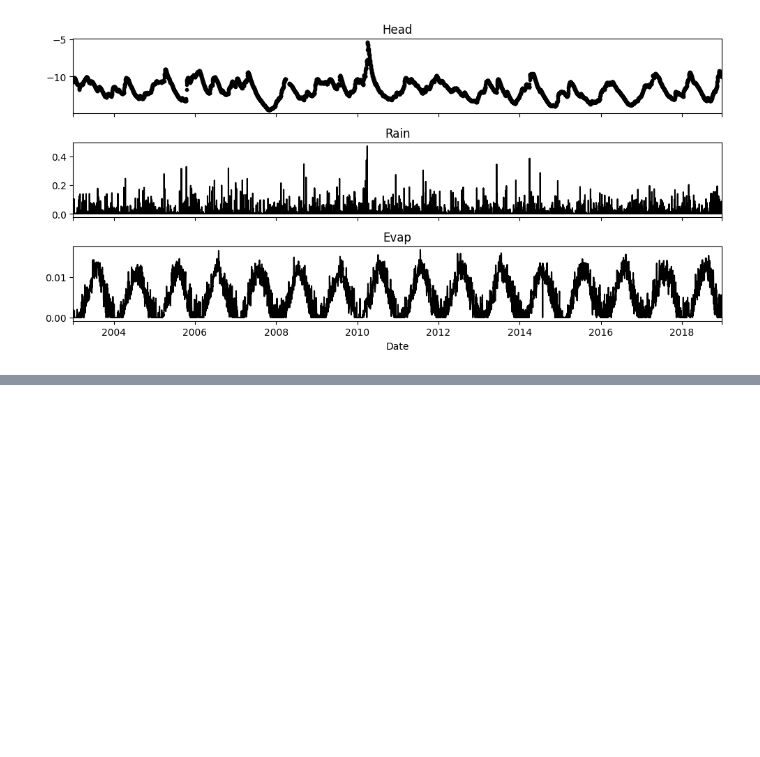
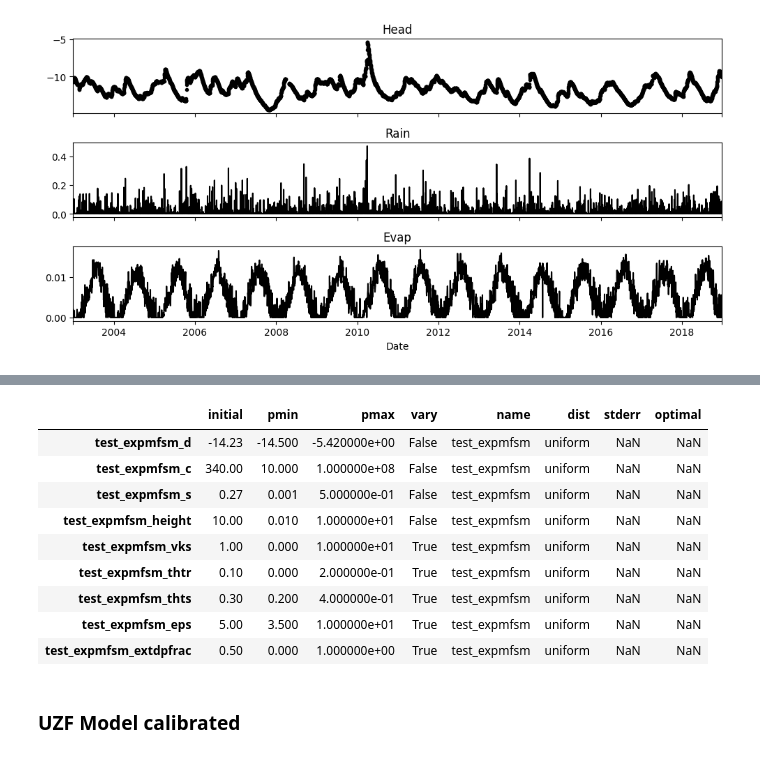
Before and after one commit to pastas/pastas-plugins, a Jupyter notebook: docs/examples/modflow_uzf.ipynb, the cells around one changed output, grey strips where cells are left out. Saved outputs shown, nothing was run; the diff lists cells and outputs as text; code cells hidden in the pictures; blank space fills up the shorter version.

```diff
--- a/docs/examples/modflow_uzf.ipynb
+++ b/docs/examples/modflow_uzf.ipynb
@@ -68,0 +112,15 @@ ModflowError: model run failed with parameters: (-14.23, 340.0, 0.27, 3.0, 1.0,
+# %%
+mlumf.parameters
+# %% [output]
+|  | initial | pmin | pmax | vary | name | dist | stderr | optimal |
+| test_expmfsm_d | -14.23 | -14.500 | -5.420000e+00 | False | test_expmfsm | uniform | NaN | NaN |
+| test_expmfsm_c | 340.00 | 10.000 | 1.000000e+08 | False | test_expmfsm | uniform | NaN | NaN |
+| test_expmfsm_s | 0.27 | 0.001 | 5.000000e-01 | False | test_expmfsm | uniform | NaN | NaN |
+| test_expmfsm_height | 10.00 | 0.010 | 1.000000e+01 | False | test_expmfsm | uniform | NaN | NaN |
+| test_expmfsm_vks | 1.00 | 0.000 | 1.000000e+01 | True | test_expmfsm | uniform | NaN | NaN |
+| test_expmfsm_thtr | 0.10 | 0.000 | 2.000000e-01 | True | test_expmfsm | uniform | NaN | NaN |
+| test_expmfsm_thts | 0.30 | 0.200 | 4.000000e-01 | True | test_expmfsm | uniform | NaN | NaN |
+| test_expmfsm_eps | 5.00 | 3.500 | 1.000000e+01 | True | test_expmfsm | uniform | NaN | NaN |
+| test_expmfsm_extdpfrac | 0.50 | 0.000 | 1.000000e+00 | True | test_expmfsm | uniform | NaN | NaN |
+# %% [markdown]
+### UZF Model calibrated
```
Also changed, not shown: parts of 10 cells of this notebook.
